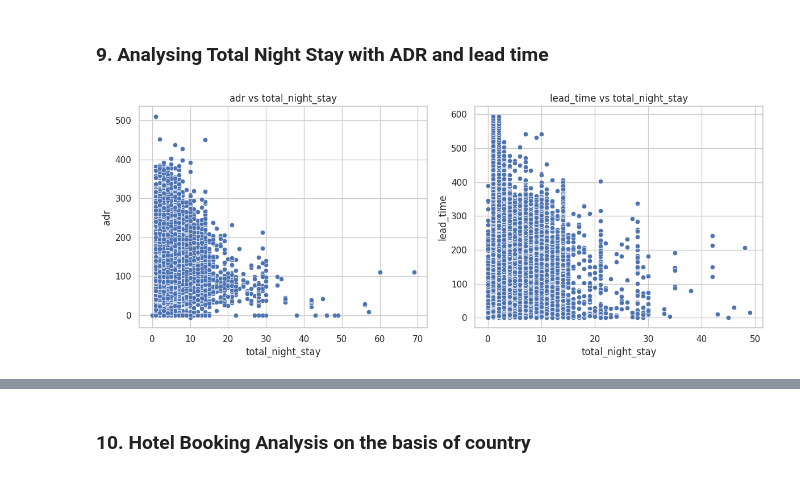
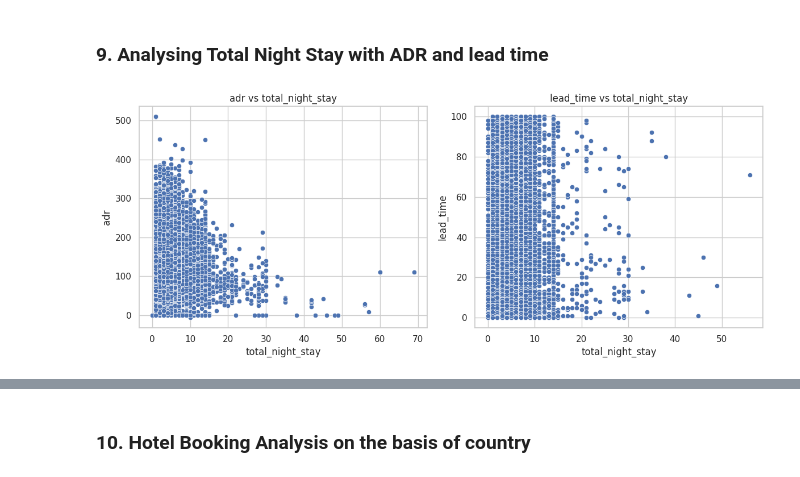
Before and after one commit to jamal-faisal/EDA_Hotel, a Jupyter notebook: EDA_Hotel_Booking.ipynb, the cells around one changed output, grey strips where cells are left out. Drawn from its saved outputs; the diff is of its cells as text; code cells hidden in the pictures.

```diff
--- a/EDA_Hotel_Booking.ipynb
+++ b/EDA_Hotel_Booking.ipynb
@@ -574,12 +520,18 @@ df_lt.drop(df_lt[(df_lt['lead_time'] > 600) | (df_lt['total_night_stay'] >50)].i
 # %% [markdown]
 ### **9. Analysing Total Night Stay with ADR and lead time**
 # %%
+df_tns= df_hotel.loc[:,['adr','total_night_stay']]
+df_tns.drop(df_tns[df_tns['adr'] > 1000].index, inplace = True)
+
+df_lt= df_hotel.loc[:,['lead_time','total_night_stay']]
+df_lt.drop(df_lt[(df_lt['lead_time'] > 100) | (df_lt['total_night_stay'] >100)].index, inplace = True)
+
 figure, axes = plt.subplots(1, 2, figsize=(12, 5))
 axes[0].set_title('adr vs total_night_stay')
 axes[1].set_title('lead_time vs total_night_stay')
 
 sns.scatterplot(y = 'adr', x = 'total_night_stay', data = df_tns, ax= axes[0])
 sns.scatterplot(y = 'lead_time', x = 'total_night_stay', data = df_lt, ax= axes[1])
 figure.tight_layout()
 # %% [output]
-[figure, old version]
+[figure, new version]
```
Also changed, not shown: parts of 17 cells of this notebook.
